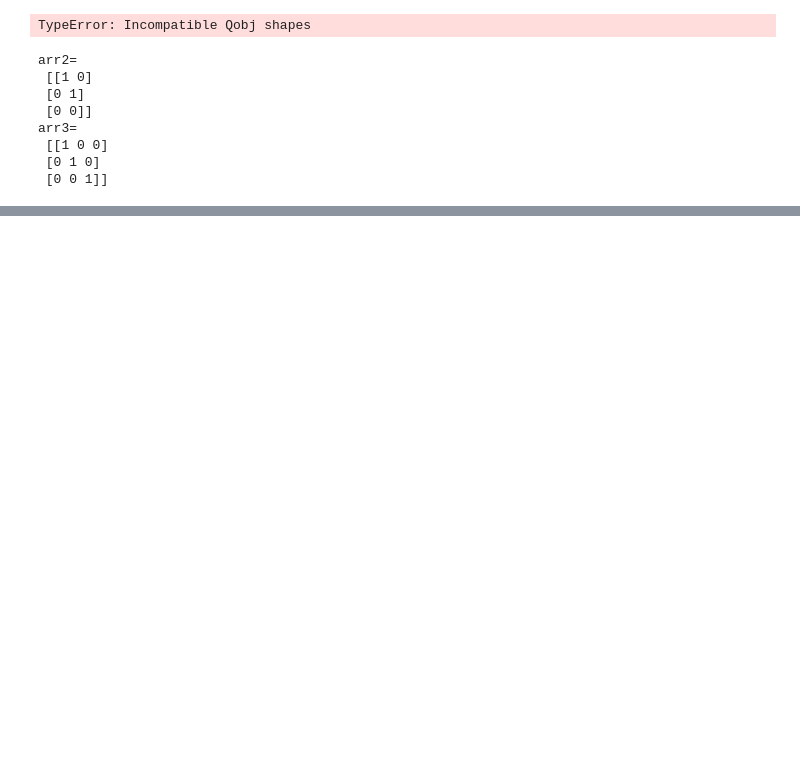
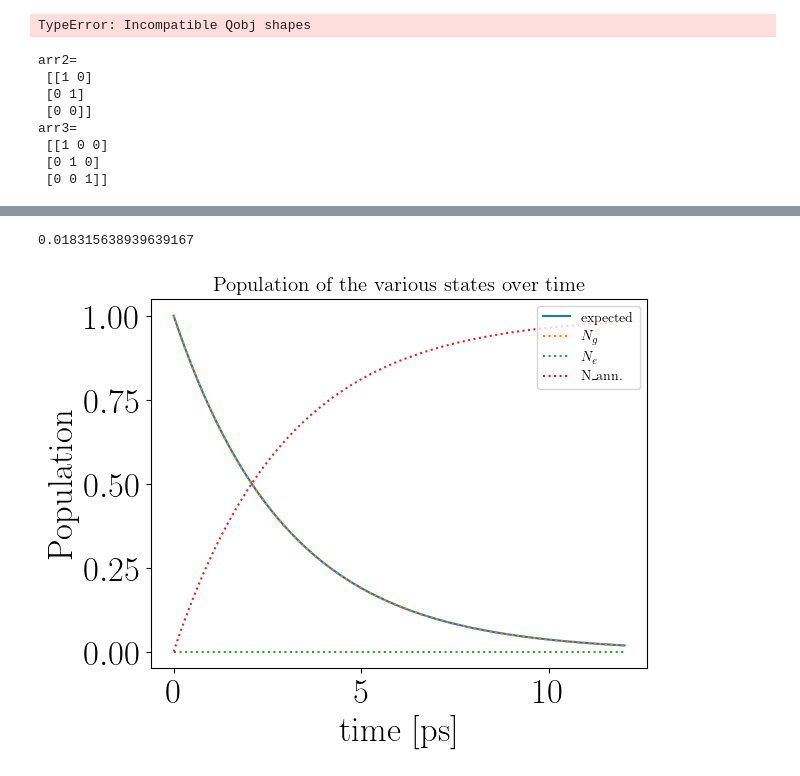
Before and after one commit to Yanaiski/master_thesis, a Jupyter notebook: 05_dissipation.ipynb, the cells around one changed output, grey strips where cells are left out. Saved outputs shown, nothing was run; the diff lists cells and outputs as text; code cells hidden in the pictures; blank space fills up the shorter version.

```diff
--- a/05_dissipation.ipynb
+++ b/05_dissipation.ipynb
@@ -122,0 +208,24 @@ plt.show()
+# %%
+decay = lambda t:np.exp(-1/3*t) # ps, analytical population of ground state with decay rate 1/3ps
+
+plt.plot(system.tlist,decay(system.tlist),label="expected")
+plt.plot(system.tlist,np.asarray(system.saved_expect)[0,1,:],label=r"$N_g$",ls='dotted')
+plt.plot(system.tlist,np.asarray(system.saved_expect)[0,251,:],label=r"$N_e$",ls="dotted")
+plt.plot(system.tlist,np.asarray(system.saved_expect)[0,501,:],label="N_ann.",ls="dotted")
+
+print(1-np.asarray(system.saved_expect)[0,600,-1])
+total = np.asarray(system.saved_expect)[0,0:250,-1]+np.asarray(system.saved_expect)[0,250:500,-1]
+#plt.plot(system.velocity_bins,total,label="total")
+
+#plt.plot(system.velocity_bins,np.full(system.N_bins,1),label="Initial total",ls="dashed",color="black")
+plt.legend(loc="upper right",fontsize=10)
+#plt.text(-1.5e-5,0.5,"Preliminary dissipation sims,\n date: {}".format(date.today().strftime("%d/%m/%Y")),fontsize=10)
+plt.title(r"Population of the various states over time",fontsize=15)
+plt.xlabel("time [ps]")
+plt.ylabel("Population")
+plt.savefig("./figures/jan_2023/preliminary_flattop_annihilation_no_pulse_time.jpg",bbox_inches="tight")
+
+plt.show()
+# %% [output]
+0.018315638939639167
+[figure, added]
```
Also changed, not shown: parts of 11 cells of this notebook, 9 other files.
